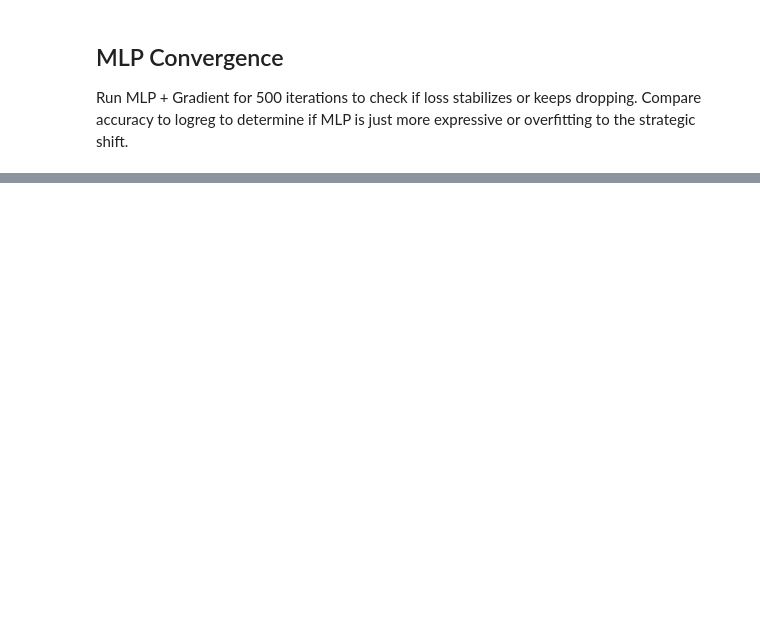
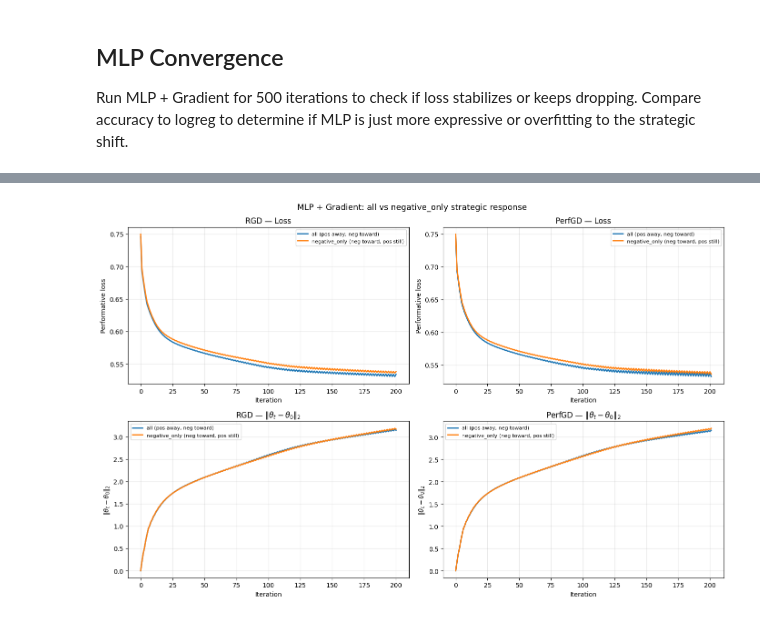
Before and after one commit to tetsnaga/poison-perf, a Jupyter notebook: strategic/baseline.ipynb, the cells around one changed output, grey strips where cells are left out. Cells and saved outputs as stored; diff of their text form; code cells hidden in the pictures; blank space fills up the shorter version.

Commit message:
Enhanced strategic features, modified performativity labels for positive samples

```diff
--- a/strategic/baseline.ipynb
+++ b/strategic/baseline.ipynb
@@ -821,0 +835,17 @@ plt.show()
+# %%
+lc_variants = {
+    "all (pos away, neg toward)":         "all",
+    "negative_only (neg toward, pos still)": "negative_only",
+}
+
+lc_setups = {}
+for label, lc in lc_variants.items():
+    _, _, D_th, loss_fn, th0, grad2, fhat = setup_strategic_classification(
+        X_base=X_full, Y_base=Y_full, strat_features=strat_features.tolist(),
+        alpha=alpha_strat, lam=lam, classifier="mlp", performativity="gradient",
+        perfGD=True, hidden_dims=MLP_HIDDEN_DIMS,
+        label_conditional=lc,
+    )
+    lc_setups[label] = dict(D_theta=D_th, loss=loss_fn, theta_0=th0,
+                             grad2_est=grad2, f_hat=fhat, lc=lc)
+    print(f"  {label!r}: ready")
@@ -821,0 +896,29 @@ plt.show()
+# %%
+lc_colors = {
+    "all (pos away, neg toward)":            "tab:blue",
+    "negative_only (neg toward, pos still)": "tab:orange",
+}
+
+fig, axes = plt.subplots(2, 2, figsize=(14, 9))
+fig.suptitle("MLP + Gradient: all vs negative_only strategic response", fontsize=13)
+
+axes[0, 0].set_title("RGD — Loss"); axes[0, 1].set_title("PerfGD — Loss")
+axes[1, 0].set_title(r"RGD — $\|\theta_t - \theta_0\|_2$")
+axes[1, 1].set_title(r"PerfGD — $\|\theta_t - \theta_0\|_2$")
+
+for label, res in lc_results.items():
+    c = lc_colors[label]
+    axes[0, 0].plot(res["rgd_losses"], color=c, linewidth=2, label=label)
+    axes[0, 1].plot(res["pgd_losses"], color=c, linewidth=2, label=label)
+    axes[1, 0].plot(res["rgd_diffs"],  color=c, linewidth=2, label=label)
+    axes[1, 1].plot(res["pgd_diffs"],  color=c, linewidth=2, label=label)
+
+for ax in axes.flat:
+    ax.set_xlabel("Iteration"); ax.legend(fontsize=8); ax.grid(True, alpha=0.3)
+axes[0, 0].set_ylabel("Performative loss"); axes[0, 1].set_ylabel("Performative loss")
+axes[1, 0].set_ylabel(r"$\|\theta_t - \theta_0\|_2$")
+axes[1, 1].set_ylabel(r"$\|\theta_t - \theta_0\|_2$")
+
+plt.tight_layout(); plt.show()
+# %% [output]
+[figure, added]
```
Also changed, not shown: parts of 18 cells of this notebook, 3 other files.
